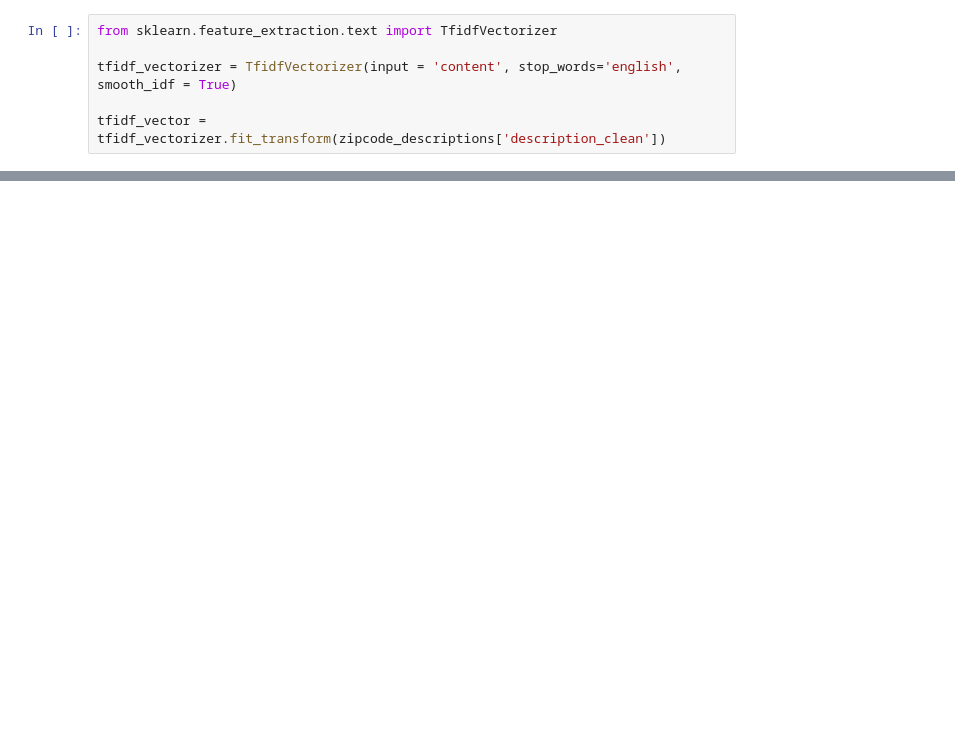
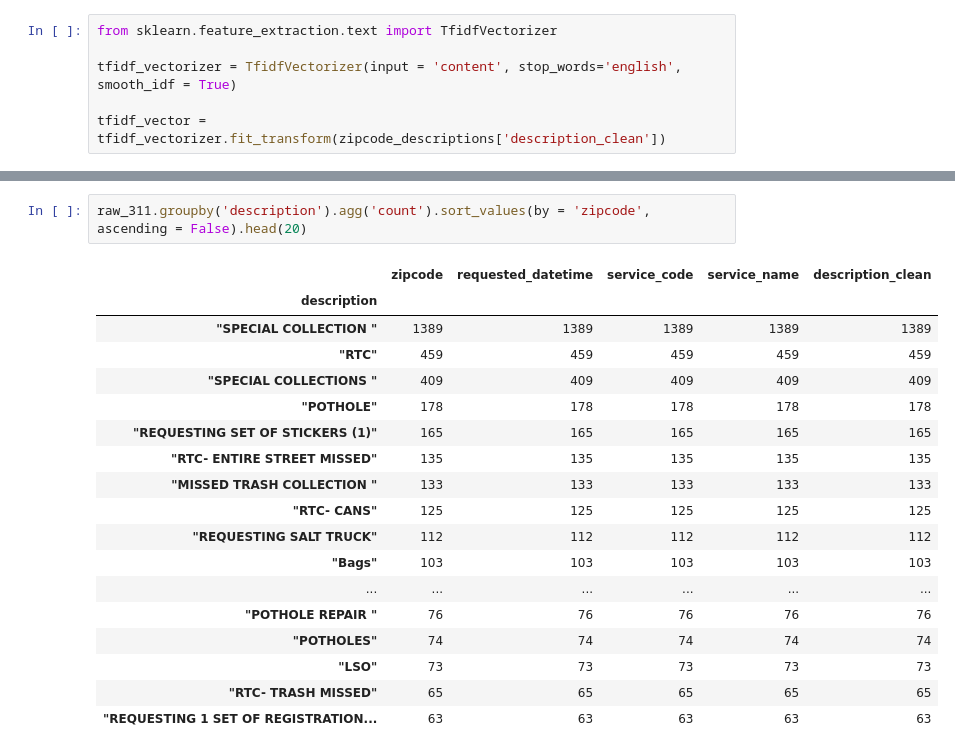
Before and after one commit to jmbahr/the-city-scraper, a Jupyter notebook: _notebooks/2021-08-25-text-analytics-311.ipynb, the cells around one changed output, grey strips where cells are left out. Cells and saved outputs as stored; diff of their text form; blank space fills up the shorter version.

```diff
--- a/_notebooks/2021-08-25-text-analytics-311.ipynb
+++ b/_notebooks/2021-08-25-text-analytics-311.ipynb
@@ -314,0 +348,21 @@ tfidf_df \
+# %%
+raw_311.groupby('description').agg('count').sort_values(by = 'zipcode', ascending = False).head(20)
+# %% [output]
+|  | zipcode | requested_datetime | service_code | service_name | description_clean |
+| description |  |  |  |  |  |
+| "SPECIAL COLLECTION " | 1389 | 1389 | 1389 | 1389 | 1389 |
+| "RTC" | 459 | 459 | 459 | 459 | 459 |
+| "SPECIAL COLLECTIONS " | 409 | 409 | 409 | 409 | 409 |
+| "POTHOLE" | 178 | 178 | 178 | 178 | 178 |
+| "REQUESTING SET OF STICKERS (1)" | 165 | 165 | 165 | 165 | 165 |
+| "RTC- ENTIRE STREET MISSED" | 135 | 135 | 135 | 135 | 135 |
+| "MISSED TRASH COLLECTION " | 133 | 133 | 133 | 133 | 133 |
+| "RTC- CANS" | 125 | 125 | 125 | 125 | 125 |
+| "REQUESTING SALT TRUCK" | 112 | 112 | 112 | 112 | 112 |
+| "Bags" | 103 | 103 | 103 | 103 | 103 |
+| ... | ... | ... | ... | ... | ... |
+| "POTHOLE REPAIR " | 76 | 76 | 76 | 76 | 76 |
+| "POTHOLES" | 74 | 74 | 74 | 74 | 74 |
+| "LSO" | 73 | 73 | 73 | 73 | 73 |
+| "RTC- TRASH MISSED" | 65 | 65 | 65 | 65 | 65 |
+| "REQUESTING 1 SET OF REGISTRATION... | 63 | 63 | 63 | 63 | 63 |
```
Also changed, not shown: parts of 10 cells of this notebook, 1 other file.
